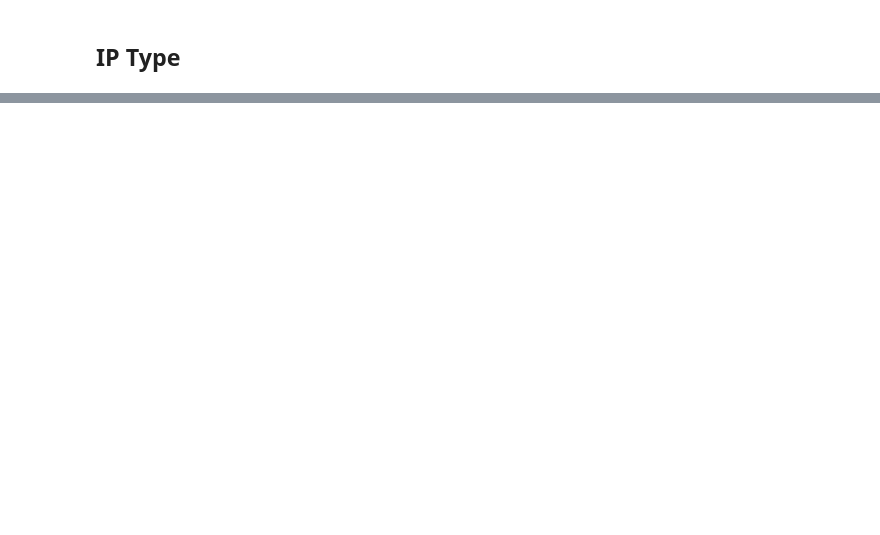
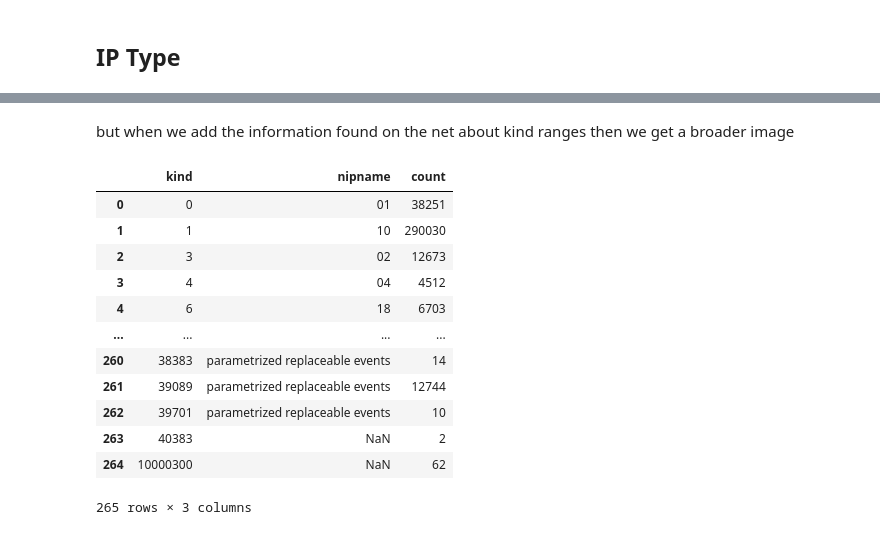
Before and after one commit to SEG-UNIBE/artio-insight, a Jupyter notebook: notebooks/artio.ipynb, the cells around one changed output, grey strips where cells are left out. Cells and saved outputs as stored; diff of their text form; code cells hidden in the pictures; blank space fills up the shorter version.

```diff
--- a/notebooks/artio.ipynb
+++ b/notebooks/artio.ipynb
@@ -682,0 +722,36 @@ plt.show()
+# %% [markdown]
+but when we add the information found on the net about kind ranges then we get a broader image
+# %%
+%%sql
+SELECT ev.kind,
+       CASE
+           WHEN nk.nip_name IS NOT NULL
+               THEN nk.nip_name
+           WHEN CAST(ev.kind AS bigint) >= 10000
+               AND CAST(ev.kind AS bigint) < 20000
+               THEN 'replaceable events'
+           WHEN CAST(ev.kind AS bigint) >= 20000
+               AND CAST(ev.kind AS bigint) < 30000
+               THEN 'ephemeral events'
+           WHEN CAST(ev.kind AS bigint) >= 30000
+               AND CAST(ev.kind AS bigint) < 40000
+               THEN 'parametrized replaceable events'
+           ELSE nk.nip_name END AS nipname,
+       COUNT(*)
+FROM udm.event AS ev
+         LEFT JOIN udm.nipkind AS nk ON nk.kind = CAST(ev.kind AS text)
+GROUP BY ev.kind, nk.nip_name
+# %% [output]
+|  | kind | nipname | count |
+| 0 | 0 | 01 | 38251 |
+| 1 | 1 | 10 | 290030 |
+| 2 | 3 | 02 | 12673 |
+| 3 | 4 | 04 | 4512 |
+| 4 | 6 | 18 | 6703 |
+| ... | ... | ... | ... |
+| 260 | 38383 | parametrized replaceable events | 14 |
+| 261 | 39089 | parametrized replaceable events | 12744 |
+| 262 | 39701 | parametrized replaceable events | 10 |
+| 263 | 40383 | NaN | 2 |
+| 264 | 10000300 | NaN | 62 |
+265 rows × 3 columns
```
Also changed, not shown: parts of 41 cells of this notebook, 2 other files.
